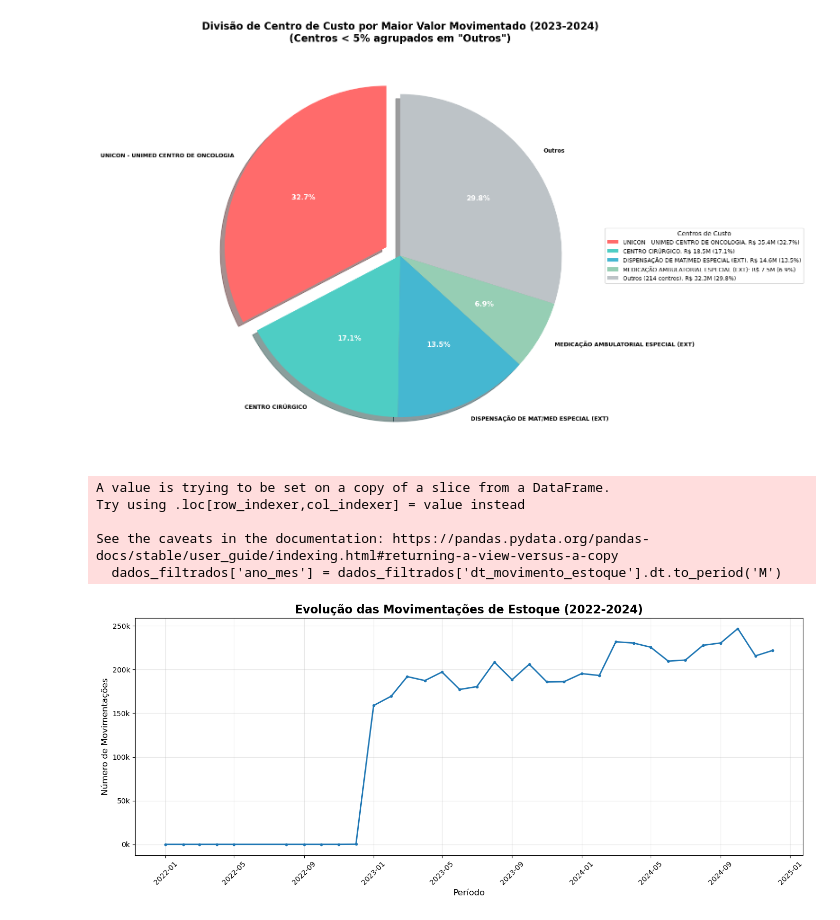
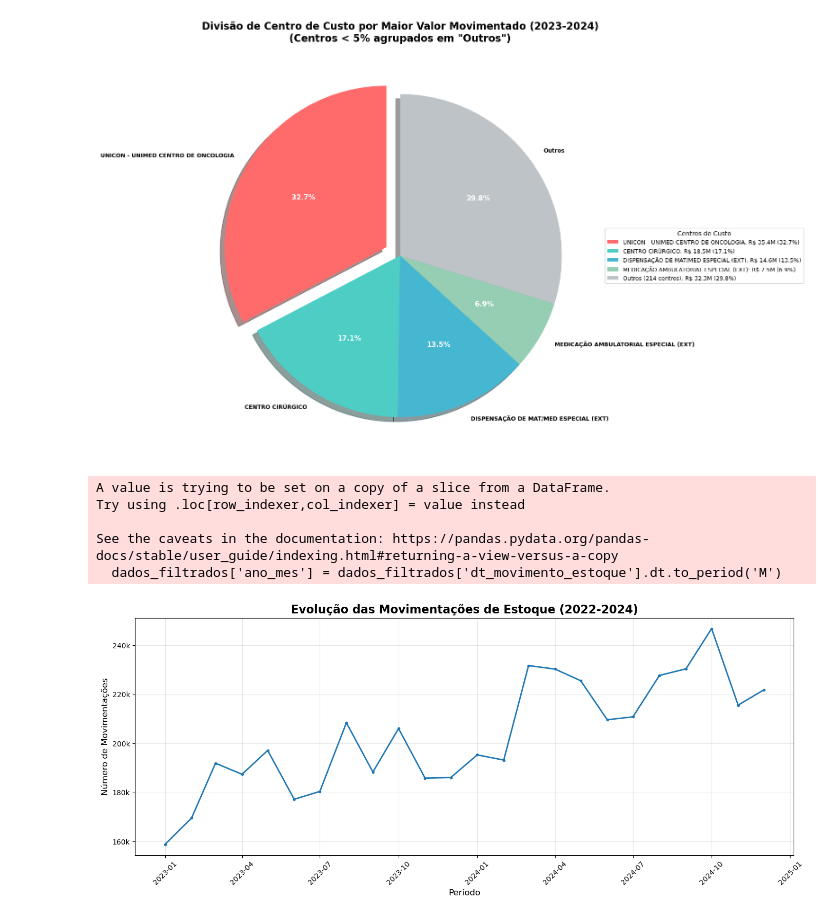
Before and after one commit to pedrofurmam/projeto-ciencia-de-dados, a Jupyter notebook: Projeto - Ciência de Dados Desafio.ipynb, the cells around one changed output. Drawn from its saved outputs; the diff is of its cells as text; code cells hidden in the pictures.

```diff
--- a/Projeto - Ciência de Dados Desafio.ipynb
+++ b/Projeto - Ciência de Dados Desafio.ipynb
@@ -1357,7 +1491,7 @@ plt.show()
 # %% [output]
 [figure]
 # %%
-# Gráfico de linha mostrando os períodos com mais movimentações (2022-2024)
+# Gráfico de linha mostrando os períodos com mais movimentações (2023-2024)
 
 # Garantir que a coluna de data está no formato datetime
 movimentacoes['dt_movimento_estoque'] = pd.to_datetime(movimentacoes['dt_movimento_estoque'], errors='coerce')
@@ -1365,9 +1499,9 @@ movimentacoes['dt_movimento_estoque'] = pd.to_datetime(movimentacoes['dt_movimen
 # Remove registros com datas nulas
 dados_com_data = movimentacoes[movimentacoes['dt_movimento_estoque'].notna()].copy()
 
-# Filtra apenas 2022-2024
+# Filtra apenas 2023-2024
 dados_com_data['ano'] = dados_com_data['dt_movimento_estoque'].dt.year
-dados_filtrados = dados_com_data[dados_com_data['ano'].isin([2022, 2023, 2024])]
+dados_filtrados = dados_com_data[dados_com_data['ano'].isin([2023, 2024])]
 
 # Cria uma coluna com ano-mês para agrupamento mensal
 dados_filtrados['ano_mes'] = dados_filtrados['dt_movimento_estoque'].dt.to_period('M')
@@ -1381,31 +1515,31 @@ movimentacoes_por_mes.index = movimentacoes_por_mes.index.to_timestamp()
 # Cria o gráfico de linha
 fig, ax = plt.subplots(figsize=(14, 6))
 
 # Plota a linha principal
 ax.plot(movimentacoes_por_mes.index, movimentacoes_por_mes.values,
         linewidth=2, color='#1f77b4', marker='o', markersize=3)
 
 # Personalização do gráfico
 plt.title('Evolução das Movimentações de Estoque (2022-2024)',
           fontsize=16, fontweight='bold')
 plt.xlabel('Período', fontsize=12)
 plt.ylabel('Número de Movimentações', fontsize=12)
 
 # Formatação do eixo Y
 ax.yaxis.set_major_formatter(plt.FuncFormatter(lambda x, p: f'{x/1000:.0f}k'))
 
 # Formatação do eixo X
 ax.tick_params(axis='x', rotation=45, labelsize=10)
 
 # Grade
 plt.grid(True, alpha=0.3)
 
 plt.tight_layout()
 plt.show()
 # %% [output]
 A value is trying to be set on a copy of a slice from a DataFrame.
 Try using .loc[row_indexer,col_indexer] = value instead
 
 See the caveats in the documentation: https://pandas.pydata.org/pandas-docs/stable/user_guide/indexing.html#returning-a-view-versus-a-copy
   dados_filtrados['ano_mes'] = dados_filtrados['dt_movimento_estoque'].dt.to_period('M')
-[figure, old version]
+[figure, new version]
```
Also changed, not shown: parts of 16 cells of this notebook.
